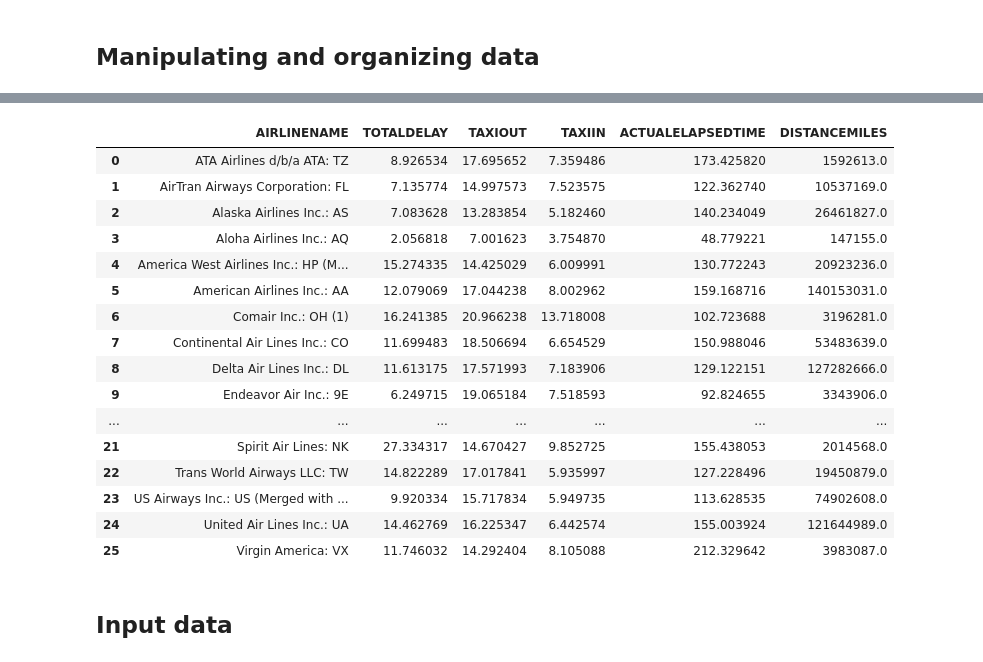
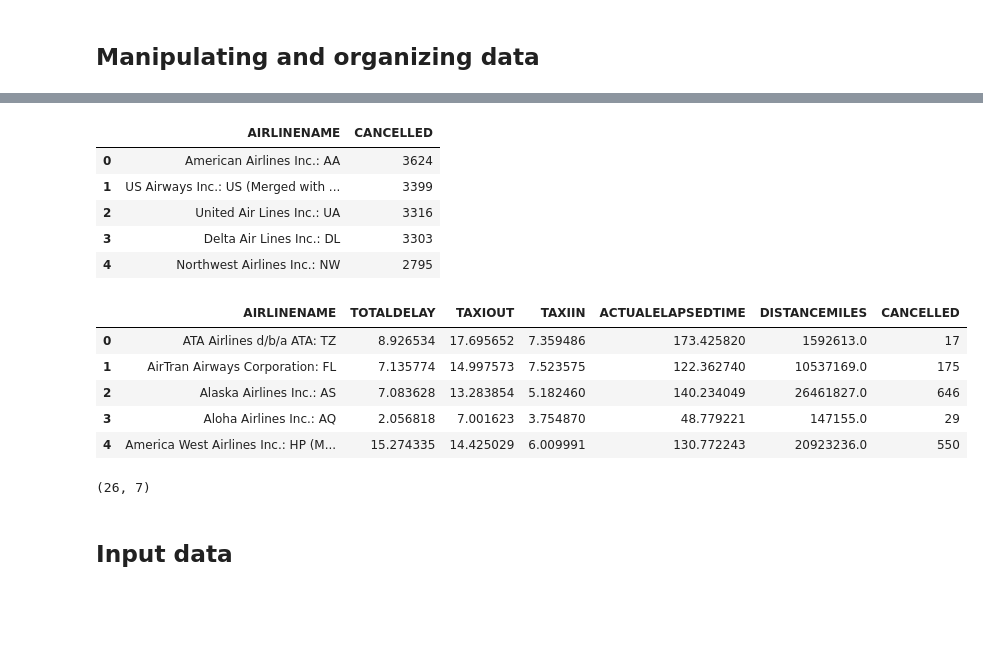
Before and after one commit to RonaldCedeno/Clustering-Flights, a Jupyter notebook: Flights K-Means.ipynb, the cells around one changed output, grey strips where cells are left out. Cells and saved outputs as stored; diff of their text form; code cells hidden in the pictures; blank space fills up the shorter version.

```diff
--- a/Flights K-Means.ipynb
+++ b/Flights K-Means.ipynb
@@ -84,5 +79,5 @@ flights['DISTANCEMILES'] = pd.DataFrame(flights['DISTANCE'].str.split().tolist()
 # %%
-columns = ['AIRLINENAME','TOTALDELAY','TAXIOUT','TAXIIN','ACTUALELAPSEDTIME','DISTANCEMILES']
+columns = ['AIRLINENAME','TOTALDELAY','TAXIOUT','TAXIIN','ACTUALELAPSEDTIME','DISTANCEMILES','CANCELLED']
 # %%
 flights_X = flights.loc[:,columns]
 # %%
@@ -114,27 +94,35 @@ flights_X
+# %%
+flights_cancelled = pd.DataFrame(flights_X.groupby("CANCELLED")['AIRLINENAME'].value_counts()[1])
+# %%
+flights_cancelled = flights_cancelled.rename(columns={'AIRLINENAME':'CANCELLED'}).reset_index()
+# %%
+flights_cancelled.head()
+# %% [output]
+|  | AIRLINENAME | CANCELLED |
+| 0 | American Airlines Inc.: AA | 3624 |
+| 1 | US Airways Inc.: US (Merged with ... | 3399 |
+| 2 | United Air Lines Inc.: UA | 3316 |
+| 3 | Delta Air Lines Inc.: DL | 3303 |
+| 4 | Northwest Airlines Inc.: NW | 2795 |
 # %%
 flights_airlines = flights_X.groupby('AIRLINENAME').agg({'TOTALDELAY':np.mean,'TAXIOUT':np.mean,'TAXIIN':np.mean,'ACTUALELAPSEDTIME':np.mean,'DISTANCEMILES':np.sum})
 # %%
 flights_airlines.reset_index(inplace=True)
+# %%
+flights_airlines = flights_airlines.merge(flights_cancelled, on="AIRLINENAME", how="left")
 # %%
-flights_airlines
+flights_airlines.head()
 # %% [output]
-|  | AIRLINENAME | TOTALDELAY | TAXIOUT | TAXIIN | ACTUALELAPSEDTIME | DISTANCEMILES |
-| 0 | ATA Airlines d/b/a ATA: TZ | 8.926534 | 17.695652 | 7.359486 | 173.425820 | 1592613.0 |
-| 1 | AirTran Airways Corporation: FL | 7.135774 | 14.997573 | 7.523575 | 122.362740 | 10537169.0 |
-| 2 | Alaska Airlines Inc.: AS | 7.083628 | 13.283854 | 5.182460 | 140.234049 | 26461827.0 |
-| 3 | Aloha Airlines Inc.: AQ | 2.056818 | 7.001623 | 3.754870 | 48.779221 | 147155.0 |
-| 4 | America West Airlines Inc.: HP (M... | 15.274335 | 14.425029 | 6.009991 | 130.772243 | 20923236.0 |
-| 5 | American Airlines Inc.: AA | 12.079069 | 17.044238 | 8.002962 | 159.168716 | 140153031.0 |
-| 6 | Comair Inc.: OH (1) | 16.241385 | 20.966238 | 13.718008 | 102.723688 | 3196281.0 |
-| 7 | Continental Air Lines Inc.: CO | 11.699483 | 18.506694 | 6.654529 | 150.988046 | 53483639.0 |
-| 8 | Delta Air Lines Inc.: DL | 11.613175 | 17.571993 | 7.183906 | 129.122151 | 127282666.0 |
-| 9 | Endeavor Air Inc.: 9E | 6.249715 | 19.065184 | 7.518593 | 92.824655 | 3343906.0 |
-| ... | ... | ... | ... | ... | ... | ... |
-| 21 | Spirit Air Lines: NK | 27.334317 | 14.670427 | 9.852725 | 155.438053 | 2014568.0 |
-| 22 | Trans World Airways LLC: TW | 14.822289 | 17.017841 | 5.935997 | 127.228496 | 19450879.0 |
-| 23 | US Airways Inc.: US (Merged with ... | 9.920334 | 15.717834 | 5.949735 | 113.628535 | 74902608.0 |
-| 24 | United Air Lines Inc.: UA | 14.462769 | 16.225347 | 6.442574 | 155.003924 | 121644989.0 |
-| 25 | Virgin America: VX | 11.746032 | 14.292404 | 8.105088 | 212.329642 | 3983087.0 |
+|  | AIRLINENAME | TOTALDELAY | TAXIOUT | TAXIIN | ACTUALELAPSEDTIME | DISTANCEMILES | CANCELLED |
+| 0 | ATA Airlines d/b/a ATA: TZ | 8.926534 | 17.695652 | 7.359486 | 173.425820 | 1592613.0 | 17 |
+| 1 | AirTran Airways Corporation: FL | 7.135774 | 14.997573 | 7.523575 | 122.362740 | 10537169.0 | 175 |
+| 2 | Alaska Airlines Inc.: AS | 7.083628 | 13.283854 | 5.182460 | 140.234049 | 26461827.0 | 646 |
+| 3 | Aloha Airlines Inc.: AQ | 2.056818 | 7.001623 | 3.754870 | 48.779221 | 147155.0 | 29 |
+| 4 | America West Airlines Inc.: HP (M... | 15.274335 | 14.425029 | 6.009991 | 130.772243 | 20923236.0 | 550 |
+# %%
+flights_airlines.shape
+# %% [output]
+(26, 7)
 # %% [markdown]
 ## Input data
 # %%
```
Also changed, not shown: parts of 13 cells of this notebook.
